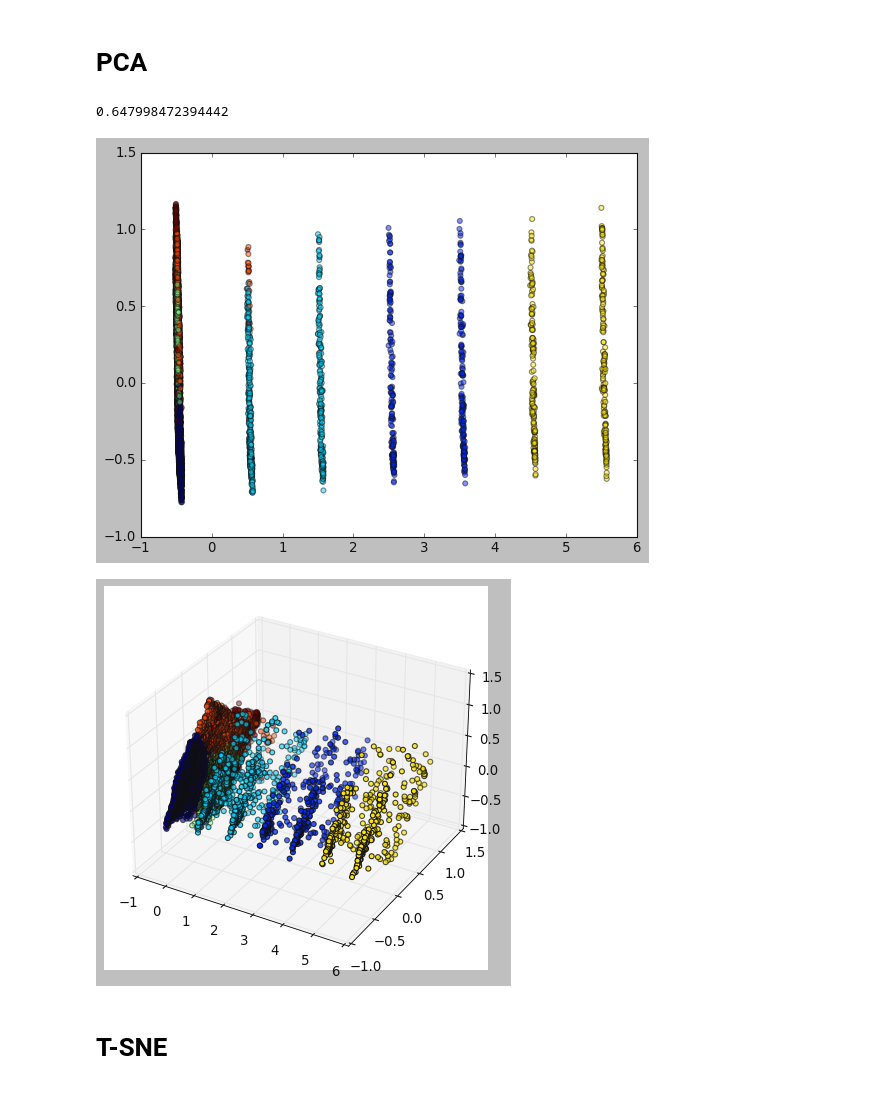
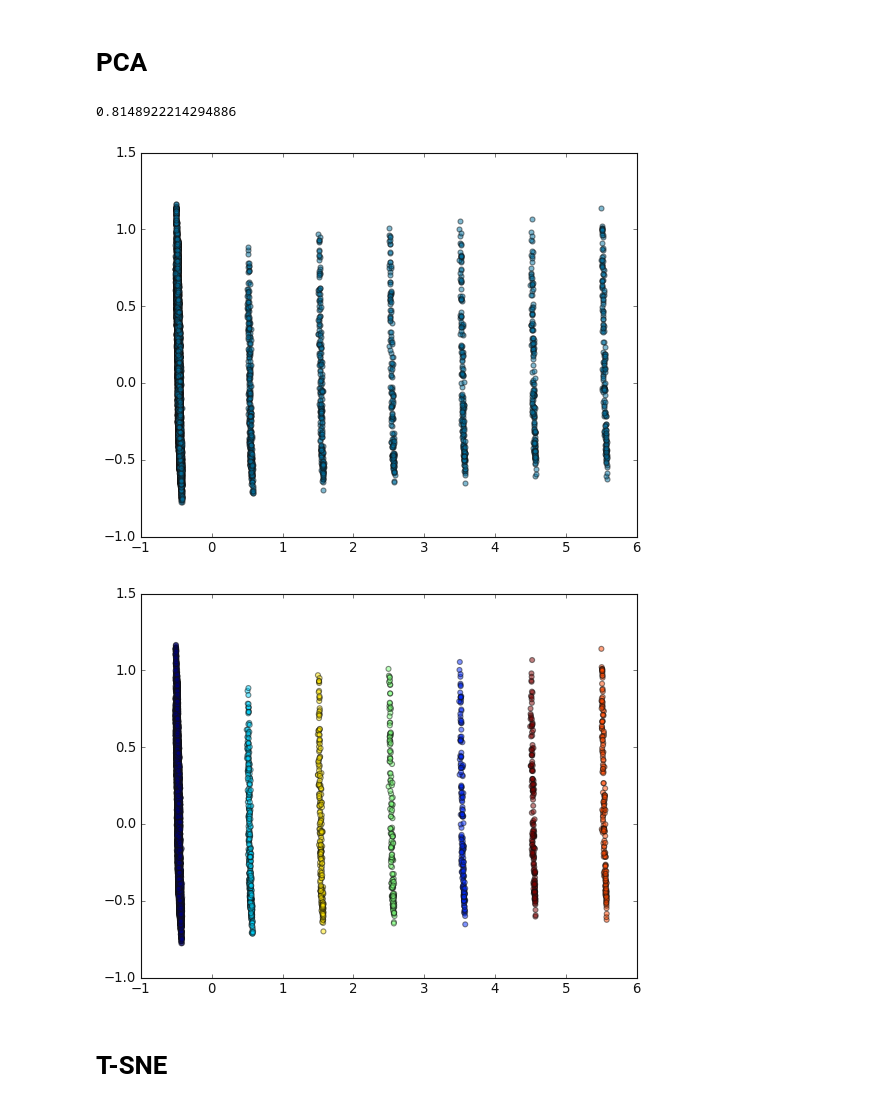
Before and after one commit to TBW108/CIS-Clustering-Project, a Jupyter notebook: Clustering.ipynb, the cells around one changed output. Cells and saved outputs as stored; diff of their text form; code cells hidden in the pictures.

```diff
--- a/Clustering.ipynb
+++ b/Clustering.ipynb
@@ -164,32 +185,22 @@ k_means_model=KMeans(n_clusters=7)
 pred_y=k_means_model.fit_predict(data)
 # %% [markdown]
 # PCA
-# %%
-from sklearn.decomposition import PCA
-import matplotlib.pyplot as plt
-import matplotlib.style as ms
-import vapeplot
-import numpy as np
-plt.rcParams['font.family'] = ['sans-serif']
-plt.rcParams['font.sans-serif'] = ['SimHei']
-
-ms.use(['classic'])
-
-
-pca2 = PCA(n_components = 2)
-
-red_dim_plot2(pca2,data,pred_y)
-
-np.sum(pca.explained_variance_ratio_)
-# %% [output]
-0.647998472394442
-[figure, removed]
-# %%
-pca3 = PCA(n_components = 3)
-
-red_dim_plot3(pca3,data,pred_y)
-# %% [output]
-[figure, removed]
+# %%
+
+pca2=PCA(n_components=2)
+
+ms.use(['classic'])
+
+trans_data=red_dim_plot2(pca2,data)
+
+model=dbscan_clst_plot2(eps=0.5,min_samples=30,trans_data=trans_data)
+
+# 展示特征值占比
+np.sum(pca2.explained_variance_ratio_)
+# %% [output]
+0.8148922214294886
+[figure, added]
+[figure, added]
 # %% [markdown]
 # T-SNE
 # %%
```
Also changed, not shown: parts of 17 cells of this notebook.
